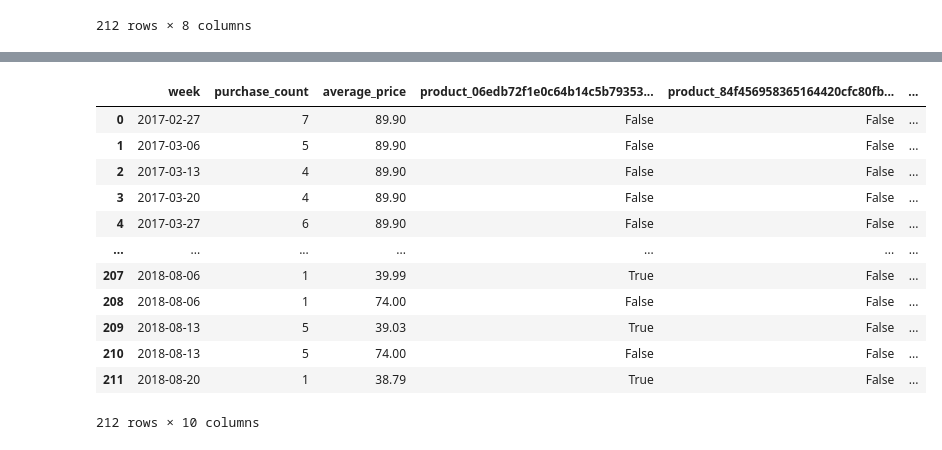
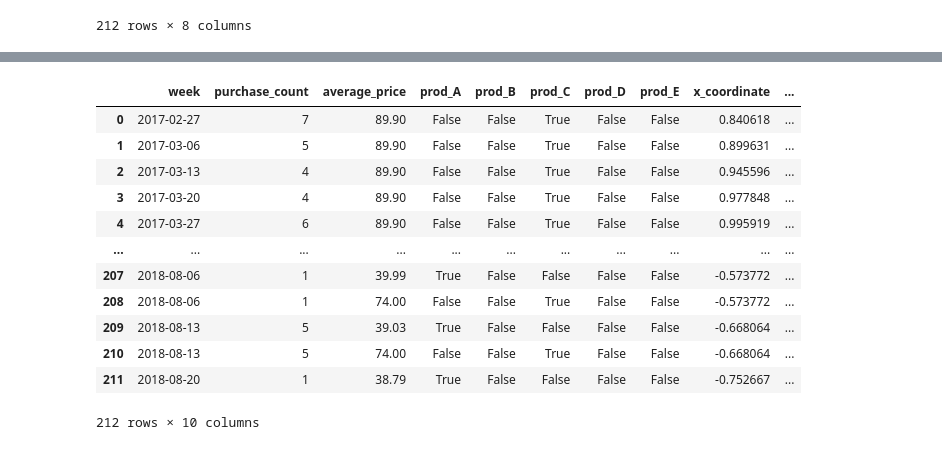
Before and after one commit to citec-spbu/cost-recsys, a Jupyter notebook: notebooks/data_exploration.ipynb, the cells around one changed output, grey strips where cells are left out. Cells and saved outputs as stored; diff of their text form; code cells hidden in the pictures.

```diff
--- a/notebooks/data_exploration.ipynb
+++ b/notebooks/data_exploration.ipynb
@@ -154,6 +109,6 @@ top_5_dataset
 # %%
-top_5_dataset = (
-    top_5_dataset
+df = (
+    df
     .groupby(['week', 'product_id'])
     .agg(
         purchase_count=('price', 'size'),  # Count the number of rows (purchases)
@@ -162,7 +117,7 @@ top_5_dataset = (
     .reset_index()
 )
 
-top_5_dataset
+df
 # %% [output]
 |  | week | product_id | purchase_count | average_price |
 | 0 | 2017-02-27 | 99a4788cb24856965c36a24e339b6058 | 7 | 89.90 |
@@ -181,13 +136,13 @@ top_5_dataset
 Product_id encoding
 # %%
 # Perform one-hot encoding for the 'product_id' column
-one_hot_encoded = pd.get_dummies(top_5_dataset["product_id"], prefix="product")
+one_hot_encoded = pd.get_dummies(df["product_id"], prefix="product")
 
 # Combine the one-hot encoded data with the original dataset
-top_5_dataset = pd.concat([top_5_dataset.reset_index(drop=True), one_hot_encoded], axis=1)
+df = pd.concat([df.reset_index(drop=True), one_hot_encoded], axis=1)
 
 # Display the resulting dataset with one-hot encoding
-top_5_dataset
+df
 # %% [output]
 |  | week | product_id | purchase_count | average_price | product_06edb72f1e0c64b14c5b79353... | product_84f456958365164420cfc80fb... | ... |
 | 0 | 2017-02-27 | 99a4788cb24856965c36a24e339b6058 | 7 | 89.90 | False | False | ... |
@@ -203,8 +158,8 @@ top_5_dataset
 | 211 | 2018-08-20 | 06edb72f1e0c64b14c5b79353f7abea3 | 1 | 38.79 | True | False | ... |
 212 rows × 9 columns
 # %%
-top_5_dataset.drop("product_id", axis=1, inplace=True)
-top_5_dataset
+df.drop("product_id", axis=1, inplace=True)
+df
 # %% [output]
 |  | week | purchase_count | average_price | product_06edb72f1e0c64b14c5b79353... | product_84f456958365164420cfc80fb... | ... |
 | 0 | 2017-02-27 | 7 | 89.90 | False | False | ... |
@@ -219,3 +174,14 @@ top_5_dataset
 | 210 | 2018-08-13 | 5 | 74.00 | False | False | ... |
 | 211 | 2018-08-20 | 1 | 38.79 | True | False | ... |
 212 rows × 8 columns
+# %%
+rename_dict = {
+    'product_06edb72f1e0c64b14c5b79353f7abea3': 'prod_A',
+    'product_84f456958365164420cfc80fbe4c7fab': 'prod_B',
+    'product_99a4788cb24856965c36a24e339b6058': 'prod_C',
+    'product_ec2d43cc59763ec91694573b31f1c29a': 'prod_D',
+    'product_f1c7f353075ce59d8a6f3cf58f419c9c': 'prod_E',
+}
+
+df.rename(columns=rename_dict, inplace=True)
+df
@@ -222,33 +202,33 @@ top_5_dataset
 # %%
 # Convert 'week' column to a datetime object if it's not already
-top_5_dataset['week'] = pd.to_datetime(top_5_dataset['week'])
+df['week'] = pd.to_datetime(df['week'])
 
 # Extract the day of the year (1-365) from the 'week' column
-top_5_dataset['day_of_year'] = top_5_dataset['week'].dt.dayofyear
+df['day_of_year'] = df['week'].dt.dayofyear
 
 # Calculate angles for each day in a counterclockwise direction
-top_5_dataset['angle'] = 2 * np.pi * (top_5_dataset['day_of_year'] / 365)
+df['angle'] = 2 * np.pi * (df['day_of_year'] / 365)
 
 # Calculate x and y coordinates on the unit circle
-top_5_dataset['x_coordinate'] = np.sin(top_5_dataset['angle'])
-top_5_dataset['y_coordinate'] = np.cos(top_5_dataset['angle'])
+df['x_coordinate'] = np.sin(df['angle'])
+df['y_coordinate'] = np.cos(df['angle'])
 
 # Drop intermediate 'angle' column if not needed
-top_5_dataset_reset = top_5_dataset.drop("angle", axis=1, inplace=True)
-top_5_dataset_reset = top_5_dataset.drop("day_of_year", axis=1, inplace=True)
-top_5_dataset
+df.drop("angle", axis=1, inplace=True)
+df.drop("day_of_year", axis=1, inplace=True)
+df
 # %% [output]
-|  | week | purchase_count | average_price | product_06edb72f1e0c64b14c5b79353... | product_84f456958365164420cfc80fb... | ... |
-| 0 | 2017-02-27 | 7 | 89.90 | False | False | ... |
-| 1 | 2017-03-06 | 5 | 89.90 | False | False | ... |
-| 2 | 2017-03-13 | 4 | 89.90 | False | False | ... |
-| 3 | 2017-03-20 | 4 | 89.90 | False | False | ... |
-| 4 | 2017-03-27 | 6 | 89.90 | False | False | ... |
-| ... | ... | ... | ... | ... | ... | ... |
-| 207 | 2018-08-06 | 1 | 39.99 | True | False | ... |
-| 208 | 2018-08-06 | 1 | 74.00 | False | False | ... |
-| 209 | 2018-08-13 | 5 | 39.03 | True | False | ... |
-| 210 | 2018-08-13 | 5 | 74.00 | False | False | ... |
-| 211 | 2018-08-20 | 1 | 38.79 | True | False | ... |
+|  | week | purchase_count | average_price | prod_A | prod_B | prod_C | prod_D | prod_E | x_coordinate | ... |
+| 0 | 2017-02-27 | 7 | 89.90 | False | False | True | False | False | 0.840618 | ... |
+| 1 | 2017-03-06 | 5 | 89.90 | False | False | True | False | False | 0.899631 | ... |
+| 2 | 2017-03-13 | 4 | 89.90 | False | False | True | False | False | 0.945596 | ... |
+| 3 | 2017-03-20 | 4 | 89.90 | False | False | True | False | False | 0.977848 | ... |
+| 4 | 2017-03-27 | 6 | 89.90 | False | False | True | False | False | 0.995919 | ... |
+| ... | ... | ... | ... | ... | ... | ... | ... | ... | ... | ... |
+| 207 | 2018-08-06 | 1 | 39.99 | True | False | False | False | False | -0.573772 | ... |
+| 208 | 2018-08-06 | 1 | 74.00 | False | False | True | False | False | -0.573772 | ... |
+| 209 | 2018-08-13 | 5 | 39.03 | True | False | False | False | False | -0.668064 | ... |
+| 210 | 2018-08-13 | 5 | 74.00 | False | False | True | False | False | -0.668064 | ... |
+| 211 | 2018-08-20 | 1 | 38.79 | True | False | False | False | False | -0.752667 | ... |
 212 rows × 10 columns
 # %%
```
Also changed, not shown: parts of 13 cells of this notebook, 3 other files.
